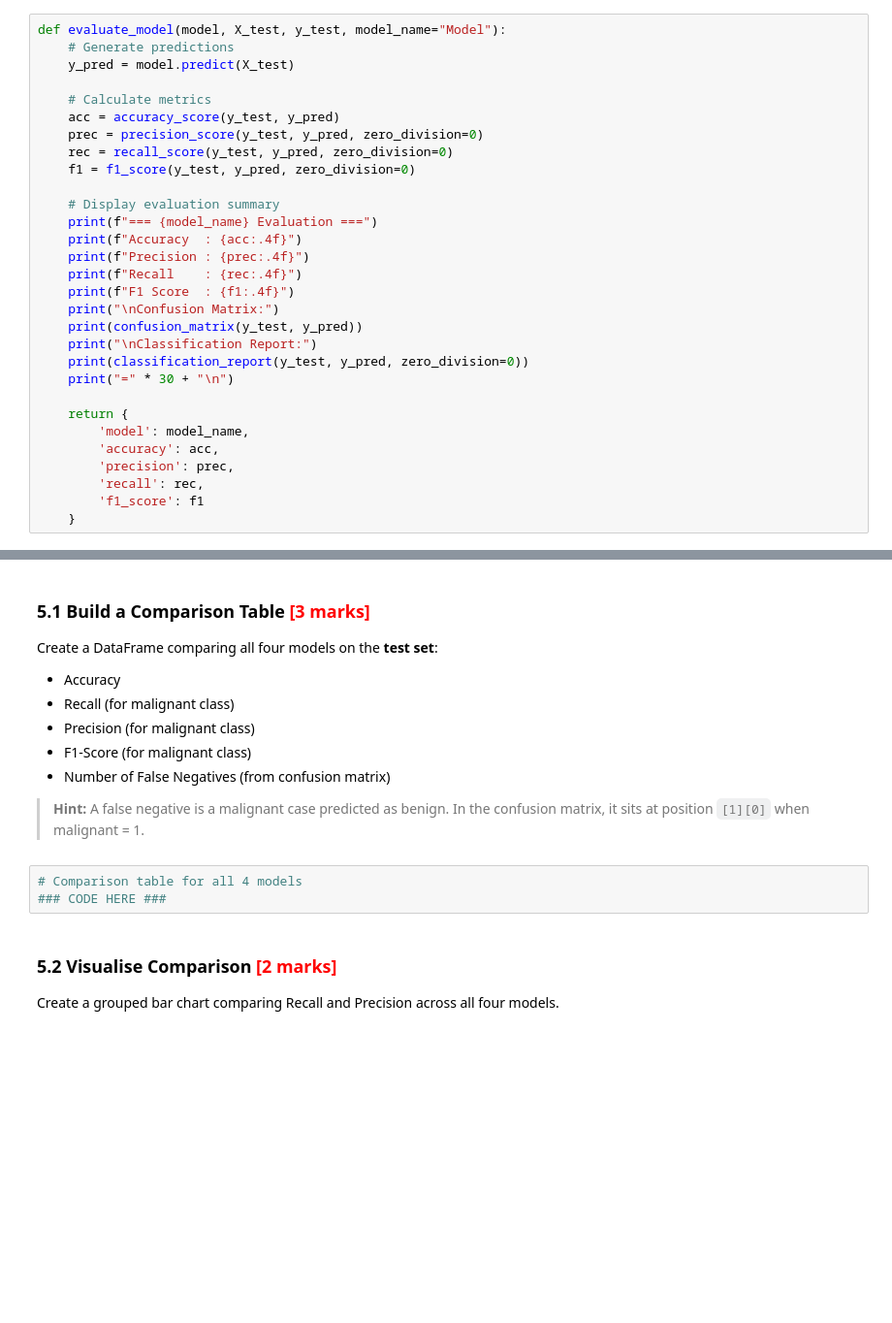
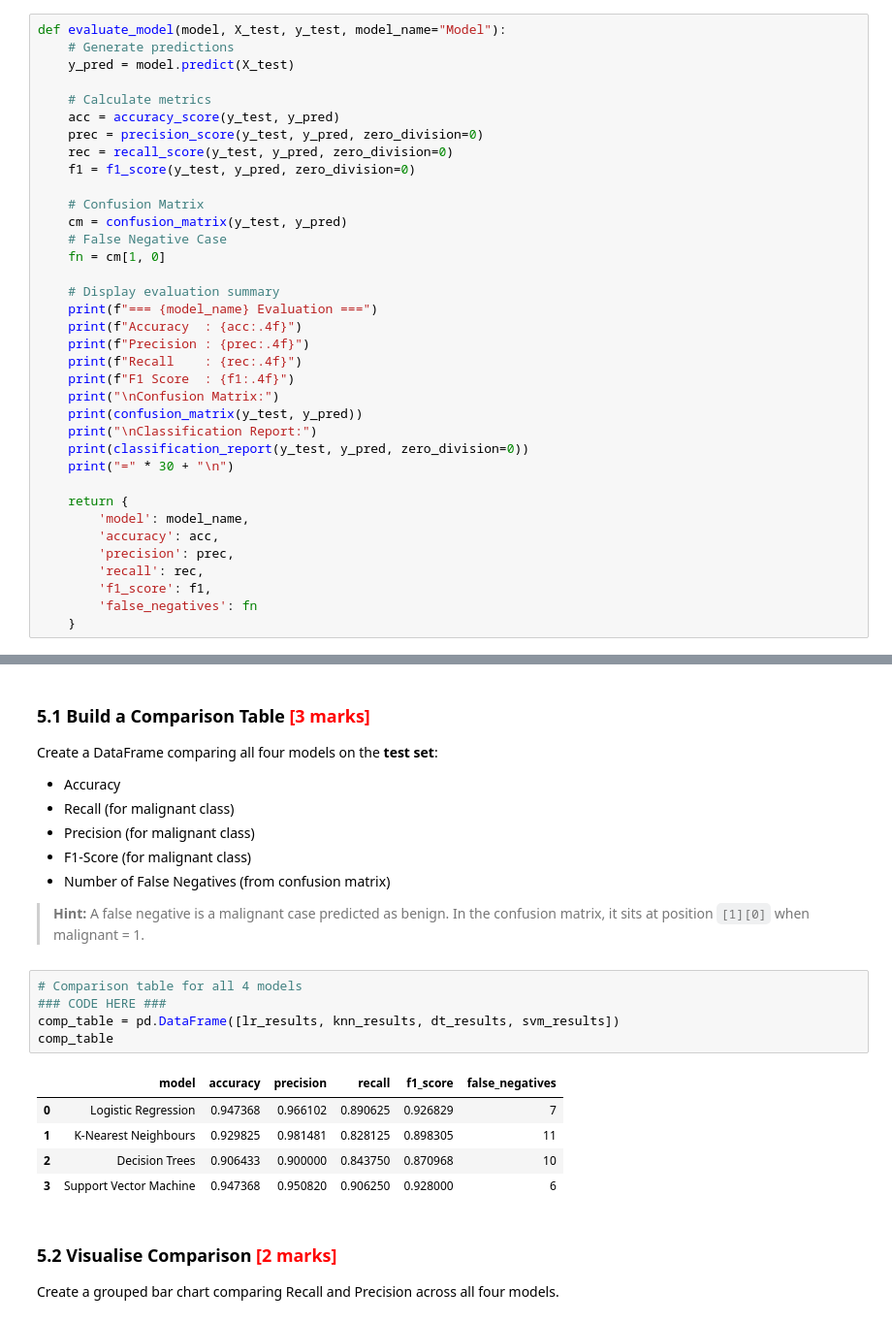
Before and after one commit to rhombus-india/iit-kgp-assignments, a Jupyter notebook: Classification_Assignment_IITKGP/Classification_Models_Exercise.ipynb, the cells around one changed output, grey strips where cells are left out. Shown at 97% size. Drawn from its saved outputs; the diff is of its cells as text; blank space fills up the shorter version.

```diff
--- a/Classification_Assignment_IITKGP/Classification_Models_Exercise.ipynb
+++ b/Classification_Assignment_IITKGP/Classification_Models_Exercise.ipynb
@@ -353,6 +351,11 @@ def evaluate_model(model, X_test, y_test, model_name="Model"):
     prec = precision_score(y_test, y_pred, zero_division=0)
     rec = recall_score(y_test, y_pred, zero_division=0)
     f1 = f1_score(y_test, y_pred, zero_division=0)
+
+    # Confusion Matrix
+    cm = confusion_matrix(y_test, y_pred)
+    # False Negative Case
+    fn = cm[1, 0]
 
     # Display evaluation summary
     print(f"=== {model_name} Evaluation ===")
@@ -371,7 +374,8 @@ def evaluate_model(model, X_test, y_test, model_name="Model"):
         'accuracy': acc,
         'precision': prec,
         'recall': rec,
-        'f1_score': f1
+        'f1_score': f1,
+        'false_negatives': fn
     }
 # %% [markdown]
 ## How GridSearchCV Works
@@ -593,6 +653,14 @@ Create a DataFrame comparing all four models on the **test set**:
 # %%
 # Comparison table for all 4 models
 ### CODE HERE ###
+comp_table = pd.DataFrame([lr_results, knn_results, dt_results, svm_results])
+comp_table
+# %% [output]
+|  | model | accuracy | precision | recall | f1_score | false_negatives |
+| 0 | Logistic Regression | 0.947368 | 0.966102 | 0.890625 | 0.926829 | 7 |
+| 1 | K-Nearest Neighbours | 0.929825 | 0.981481 | 0.828125 | 0.898305 | 11 |
+| 2 | Decision Trees | 0.906433 | 0.900000 | 0.843750 | 0.870968 | 10 |
+| 3 | Support Vector Machine | 0.947368 | 0.950820 | 0.906250 | 0.928000 | 6 |
 # %% [markdown]
 ### 5.2 Visualise Comparison <font color="red">[2 marks]</font>
 
```
Also changed, not shown: parts of 9 cells of this notebook.
